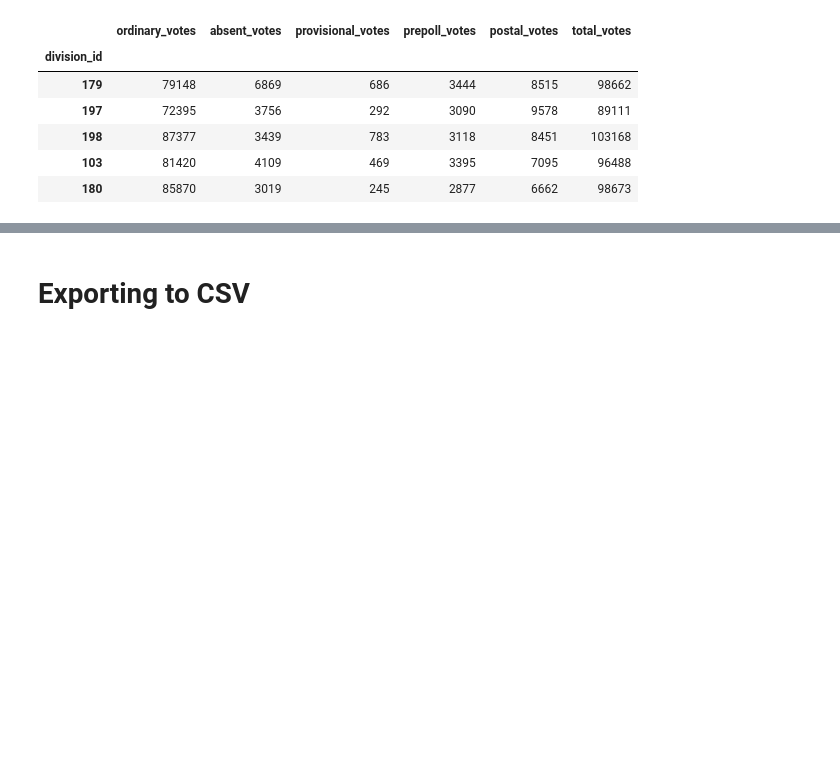
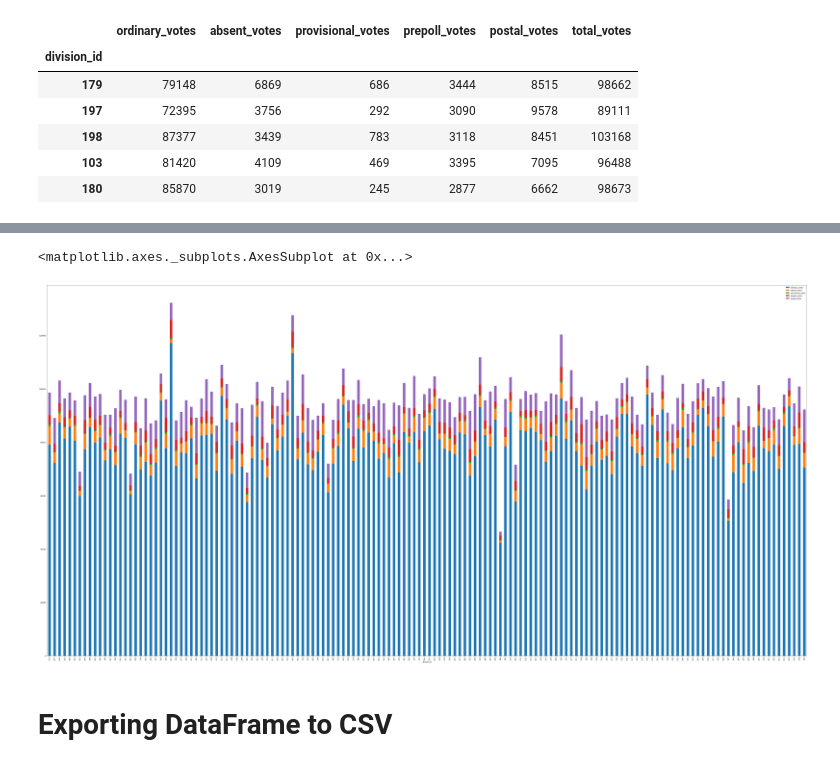
Before and after one commit to annewieggers/ETL-project, a Jupyter notebook: 03-extracting_transforming_election_vote_types.ipynb, the cells around one changed output, grey strips where cells are left out. Drawn from its saved outputs; the diff is of its cells as text; code cells hidden in the pictures; blank space fills up the shorter version.

```diff
--- a/03-extracting_transforming_election_vote_types.ipynb
+++ b/03-extracting_transforming_election_vote_types.ipynb
@@ -108,0 +112,4 @@ votetypes_df.describe()
+# %%
+# creating a new dataframe not including total votes
+df = votetypes_df[["ordinary_votes", 'absent_votes','provisional_votes','prepoll_votes','postal_votes']]
+df
@@ -109,5 +131,11 @@ votetypes_df.describe()
+# %%
+# stacked barchart to compare different types of votes for each electoral division
+df.plot.bar(rot=90, stacked=True, figsize=(80,40))
+# %% [output]
+<matplotlib.axes._subplots.AxesSubplot at 0x...>
+[figure, added]
 # %% [markdown]
-# Exporting to CSV
+# Exporting DataFrame to CSV
 # %%
 # export df to csv
 votetypes_df.to_csv("03-output_election_vote_types/election_vote_types.csv")
```
Also changed, not shown: parts of 4 cells of this notebook, 8 other files.
